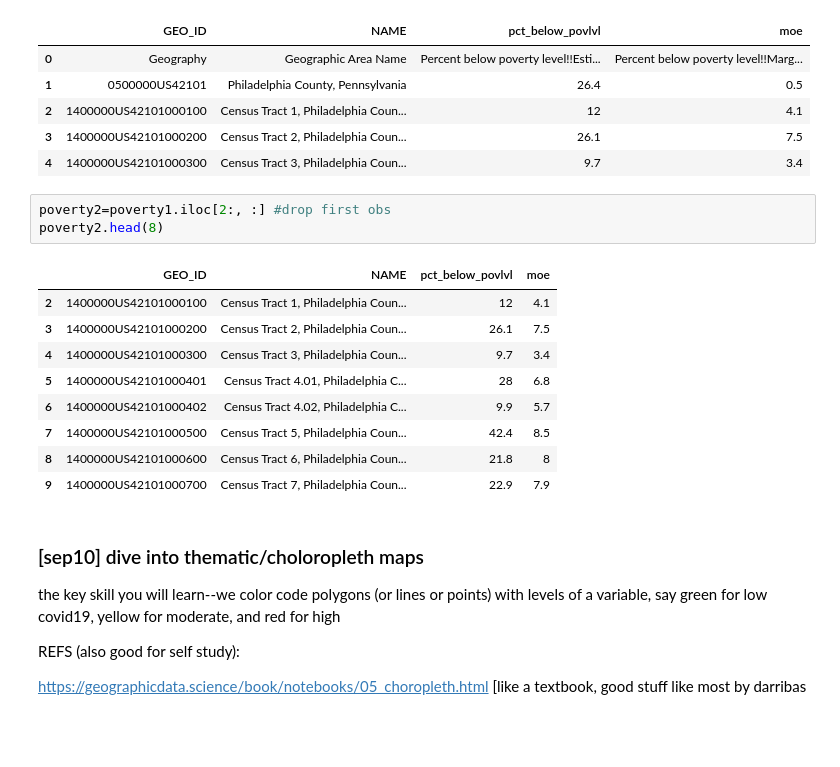
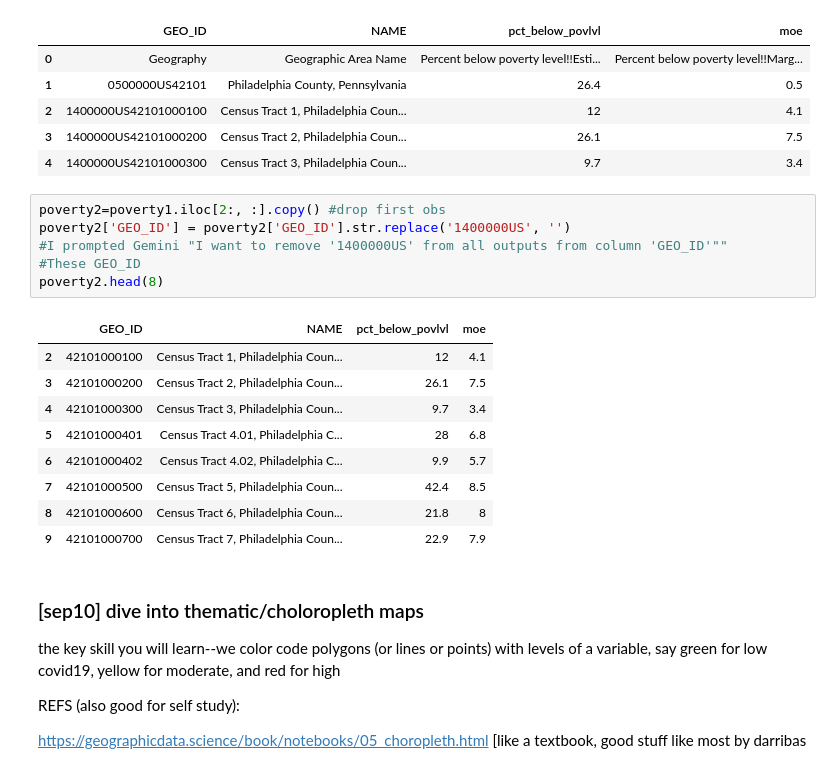
Before and after one commit to Kristina-RUC/datamana, a Jupyter notebook: map.ipynb, the cells around one changed output. Saved outputs shown, nothing was run; the diff lists cells and outputs as text; blank space fills up the shorter version.

```diff
--- a/map.ipynb
+++ b/map.ipynb
@@ -284,18 +286,21 @@ See the caveats in the documentation: https://pandas.pydata.org/pandas-docs/stab
 | 3 | 1400000US42101000200 | Census Tract 2, Philadelphia Coun... | 26.1 | 7.5 |
 | 4 | 1400000US42101000300 | Census Tract 3, Philadelphia Coun... | 9.7 | 3.4 |
 # %%
-poverty2=poverty1.iloc[2:, :] #drop first obs
+poverty2=poverty1.iloc[2:, :].copy() #drop first obs
+poverty2['GEO_ID'] = poverty2['GEO_ID'].str.replace('1400000US', '')
+#I prompted Gemini "I want to remove '1400000US' from all outputs from column 'GEO_ID'""
+#These GEO_ID
 poverty2.head(8)
 # %% [output]
 |  | GEO_ID | NAME | pct_below_povlvl | moe |
-| 2 | 1400000US42101000100 | Census Tract 1, Philadelphia Coun... | 12 | 4.1 |
-| 3 | 1400000US42101000200 | Census Tract 2, Philadelphia Coun... | 26.1 | 7.5 |
-| 4 | 1400000US42101000300 | Census Tract 3, Philadelphia Coun... | 9.7 | 3.4 |
-| 5 | 1400000US42101000401 | Census Tract 4.01, Philadelphia C... | 28 | 6.8 |
-| 6 | 1400000US42101000402 | Census Tract 4.02, Philadelphia C... | 9.9 | 5.7 |
-| 7 | 1400000US42101000500 | Census Tract 5, Philadelphia Coun... | 42.4 | 8.5 |
-| 8 | 1400000US42101000600 | Census Tract 6, Philadelphia Coun... | 21.8 | 8 |
-| 9 | 1400000US42101000700 | Census Tract 7, Philadelphia Coun... | 22.9 | 7.9 |
+| 2 | 42101000100 | Census Tract 1, Philadelphia Coun... | 12 | 4.1 |
+| 3 | 42101000200 | Census Tract 2, Philadelphia Coun... | 26.1 | 7.5 |
+| 4 | 42101000300 | Census Tract 3, Philadelphia Coun... | 9.7 | 3.4 |
+| 5 | 42101000401 | Census Tract 4.01, Philadelphia C... | 28 | 6.8 |
+| 6 | 42101000402 | Census Tract 4.02, Philadelphia C... | 9.9 | 5.7 |
+| 7 | 42101000500 | Census Tract 5, Philadelphia Coun... | 42.4 | 8.5 |
+| 8 | 42101000600 | Census Tract 6, Philadelphia Coun... | 21.8 | 8 |
+| 9 | 42101000700 | Census Tract 7, Philadelphia Coun... | 22.9 | 7.9 |
 # %% [markdown]
 ### [sep10] dive into thematic/choloropleth maps
 
```
Also changed, not shown: parts of 2 cells of this notebook.
